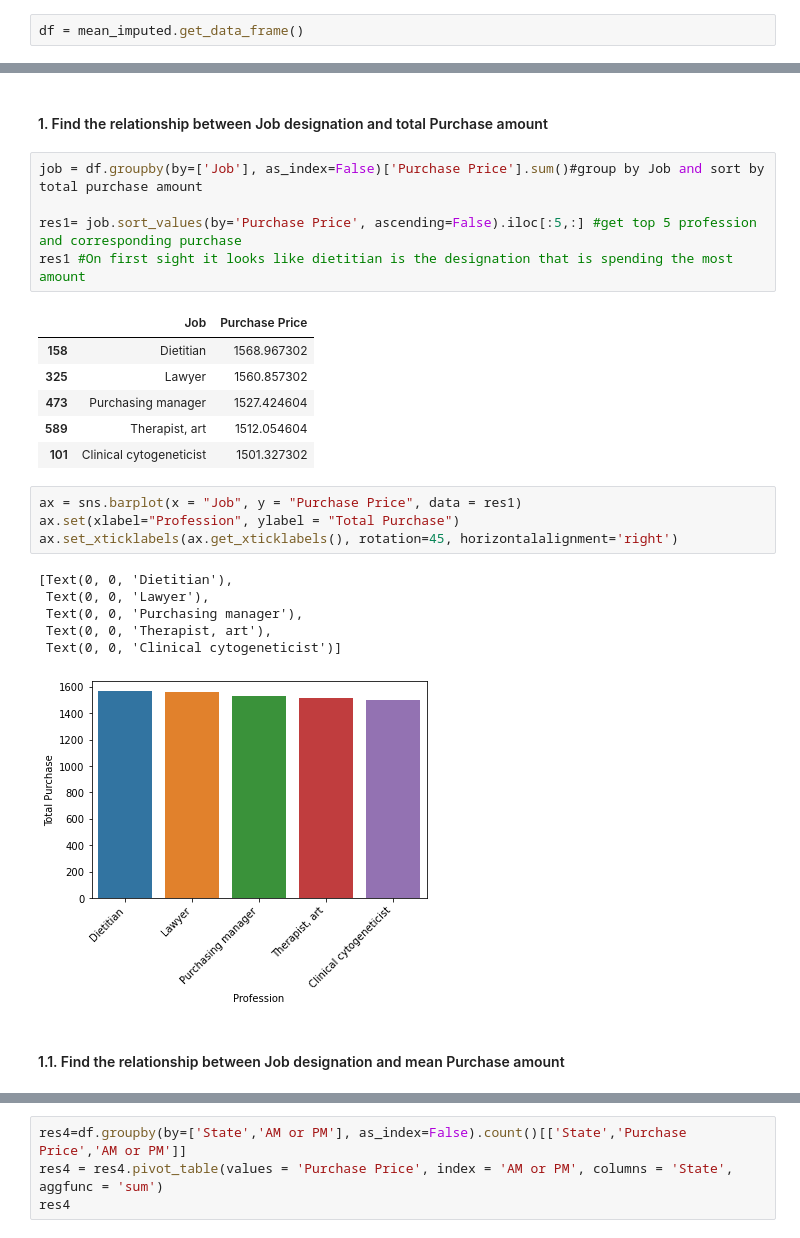
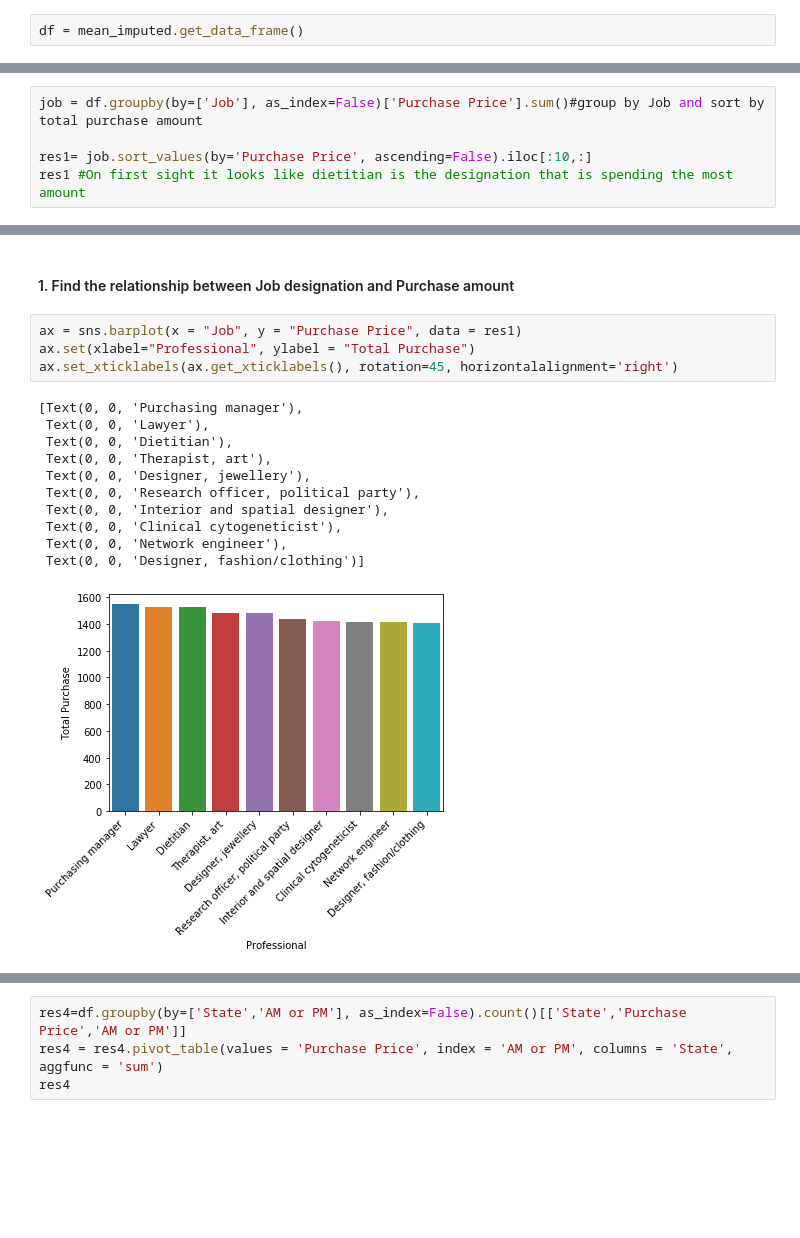
Before and after one commit to RajeshRamachander/ecom, a Jupyter notebook: ecom_eda.ipynb, the cells around one changed output, grey strips where cells are left out. Drawn from its saved outputs; the diff is of its cells as text; blank space fills up the shorter version.

```diff
--- a/ecom_eda.ipynb
+++ b/ecom_eda.ipynb
@@ -449,0 +441,5 @@ df = mean_imputed.get_data_frame()
+# %%
+job = df.groupby(by=['Job'], as_index=False)['Purchase Price'].sum()#group by Job and sort by total purchase amount
+
+res1= job.sort_values(by='Purchase Price', ascending=False).iloc[:10,:]
+res1 #On first sight it looks like dietitian is the designation that is spending the most amount
@@ -450,28 +476,19 @@ df = mean_imputed.get_data_frame()
 # %% [markdown]
-#### 1. Find the relationship between Job designation and total Purchase amount
+#### 1. Find the relationship between Job designation and Purchase amount
-# %%
-job = df.groupby(by=['Job'], as_index=False)['Purchase Price'].sum()#group by Job and sort by total purchase amount
-
-res1= job.sort_values(by='Purchase Price', ascending=False).iloc[:5,:] #get top 5 profession and corresponding purchase
-res1 #On first sight it looks like dietitian is the designation that is spending the most amount
-# %% [output]
-|  | Job | Purchase Price |
-| 158 | Dietitian | 1568.967302 |
-| 325 | Lawyer | 1560.857302 |
-| 473 | Purchasing manager | 1527.424604 |
-| 589 | Therapist, art | 1512.054604 |
-| 101 | Clinical cytogeneticist | 1501.327302 |
 # %%
 ax = sns.barplot(x = "Job", y = "Purchase Price", data = res1)
-ax.set(xlabel="Profession", ylabel = "Total Purchase")
+ax.set(xlabel="Professional", ylabel = "Total Purchase")
 ax.set_xticklabels(ax.get_xticklabels(), rotation=45, horizontalalignment='right')
 # %% [output]
-[Text(0, 0, 'Dietitian'),
+[Text(0, 0, 'Purchasing manager'),
  Text(0, 0, 'Lawyer'),
- Text(0, 0, 'Purchasing manager'),
+ Text(0, 0, 'Dietitian'),
  Text(0, 0, 'Therapist, art'),
- Text(0, 0, 'Clinical cytogeneticist')]
+ Text(0, 0, 'Designer, jewellery'),
+ Text(0, 0, 'Research officer, political party'),
+ Text(0, 0, 'Interior and spatial designer'),
+ Text(0, 0, 'Clinical cytogeneticist'),
+ Text(0, 0, 'Network engineer'),
+ Text(0, 0, 'Designer, fashion/clothing')]
-[figure, old version]
+[figure, new version]
-# %% [markdown]
-#### 1.1. Find the relationship between Job designation and mean Purchase amount
 # %%
```
Also changed, not shown: parts of 55 cells of this notebook.
